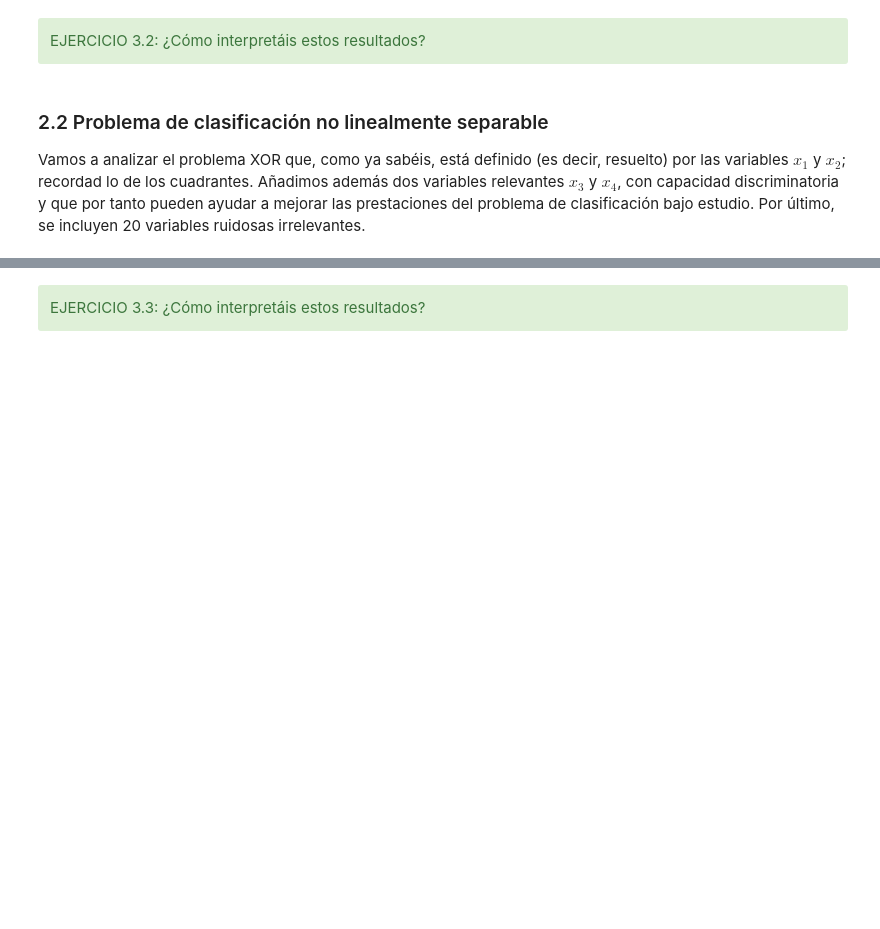
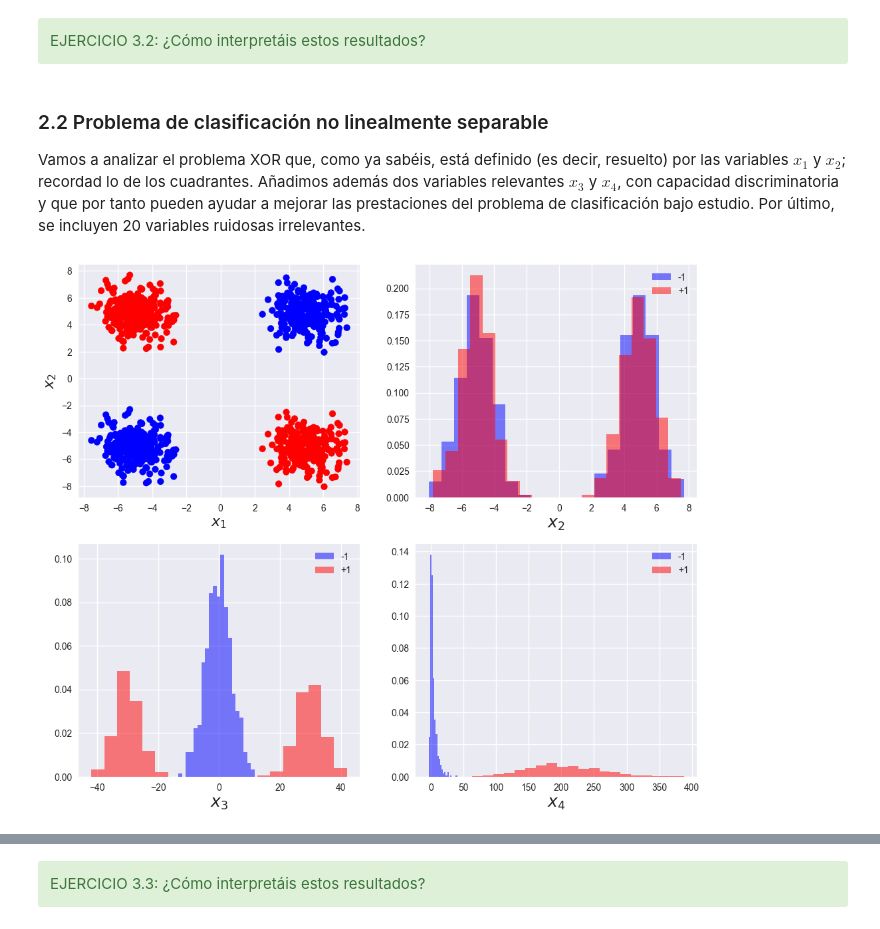
Before and after one commit to KeepCoding-IA-4/machine-learning, a Jupyter notebook: notebooks/3 Selección de características.ipynb, the cells around one changed output, grey strips where cells are left out. Cells and saved outputs as stored; diff of their text form; code cells hidden in the pictures; blank space fills up the shorter version.

```diff
--- a/notebooks/3 Selección de características.ipynb
+++ b/notebooks/3 Selección de características.ipynb
@@ -168,7 +175,7 @@ np.random.seed(0)
 
 # -- parameters
 N     = 1000
-mu    = 1.5      # Cambia este valor
+mu    = 5      # Cambia este valor
 sigma = 1      # Cambia este valor
 
 # variables auxiliares
@@ -178,33 +185,35 @@ random2 = sigma*np.random.randn(int(N/2),1)
 
 # -- features
 y = np.concatenate([-1*unos,       unos,          unos,         -1*unos])
 X1 = np.concatenate([-mu + random4, mu + random4, -mu + random4, mu + random4])
 X2 = np.concatenate([+mu + random2,               -mu + random2])
 
 # fijaos como X3 y X4 son combinaciones de X1 y X2; sabemos que el problema se soluciona con ambas variables,
 # pero que ninguna de las dos por separado nos sirven. X3 y X4 tienen cierta capacidad discriminatoria
 X3 = 3*(X1+X2) + np.sqrt(2)*np.random.randn(N,1)
 X4 = 2*np.square((X1+X2)) + np.sqrt(2)*np.random.randn(N,1)
 
 E  = 2*np.random.randn(N, 20) # noisy variables
 
 X  = np.hstack((X1,X2,X3,X4,E))
 
 plt.figure(figsize=(12, 10))
 plt.subplot(2, 2, 1)
 
 plt.scatter(X1,X2,c=y.reshape(-1,1), cmap=CM_BRIGHT)
 plt.xlabel("$x_1$", fontsize=16)
 plt.ylabel("$x_2$", fontsize=16)
 
 for i in range(3):
     plt.subplot(2, 2, i + 2)
     plt.hist(X[y<0,i+1],bins=20, density=True, alpha=0.5, label='-1',color='b')
     plt.hist(X[y>0,i+1], bins=20, density=True, alpha=0.5, label='+1',color='r')
     plt.legend(loc='upper right')
     plt.xlabel("$x_{}$".format(i + 2), fontsize=18)
 
 plt.show()
+# %% [output]
+[figure, added]
 # %%
 # son 24 variables porque hay 4 declaradas arriba (X1, X2, X3, X4) y 20 variables aleatorias que son ruido: en total 24.
 featureNames = ['x1','x2','x3','x4','x5','x6','x7','x8','x9','x10','x11','x12','x13','x14',
```
Also changed, not shown: parts of 15 cells of this notebook, 6 other files.
